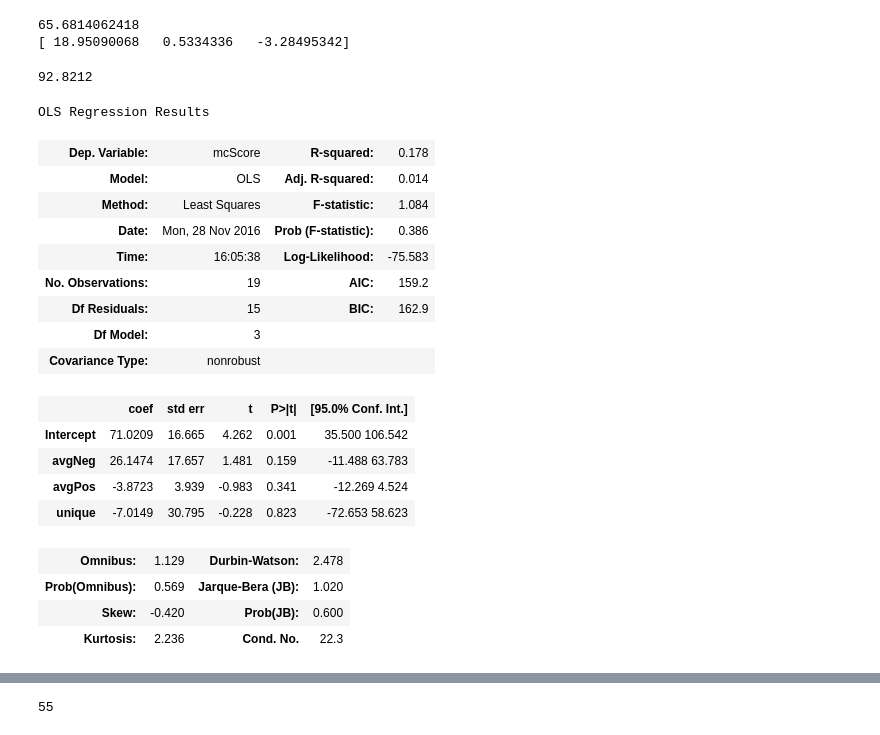
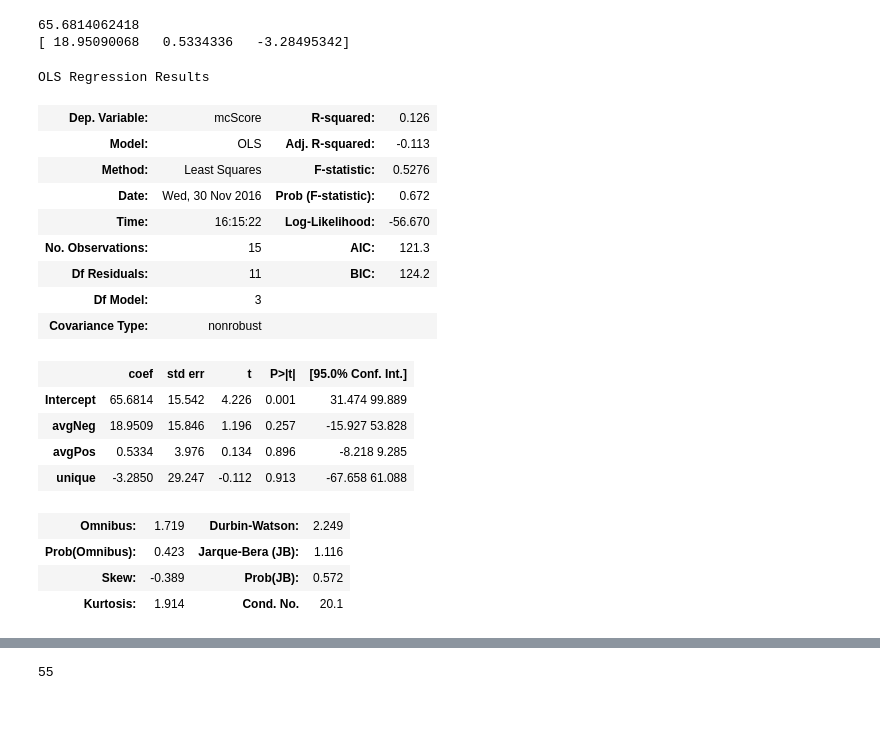
Before and after one commit to amspies/cse408, a Jupyter notebook: P3/Code/Model_Building_Notebook.ipynb, the cells around one changed output, grey strips where cells are left out. Saved outputs shown, nothing was run; the diff lists cells and outputs as text; code cells hidden in the pictures.

```diff
--- a/P3/Code/Model_Building_Notebook.ipynb
+++ b/P3/Code/Model_Building_Notebook.ipynb
@@ -131,34 +131,30 @@ print lm.coef_
 # %% [output]
 65.6814062418
 [ 18.95090068   0.5334336   -3.28495342]
-# %%
-54.30120+11.944*1+26.576
-# %% [output]
-92.8212
 # %%
 import statsmodels.formula.api as smf
-lm = smf.ols(formula='mcScore ~ avgNeg + avgPos + unique', data=dataDF).fit()
+lm = smf.ols(formula='mcScore ~ avgNeg + avgPos + unique', data=trainData).fit()
 lm.summary()
 # %% [output]
 OLS Regression Results
-| Dep. Variable: | mcScore | R-squared: | 0.178 |
-| Model: | OLS | Adj. R-squared: | 0.014 |
-| Method: | Least Squares | F-statistic: | 1.084 |
-| Date: | Mon, 28 Nov 2016 | Prob (F-statistic): | 0.386 |
-| Time: | 16:05:38 | Log-Likelihood: | -75.583 |
-| No. Observations: | 19 | AIC: | 159.2 |
-| Df Residuals: | 15 | BIC: | 162.9 |
+| Dep. Variable: | mcScore | R-squared: | 0.126 |
+| Model: | OLS | Adj. R-squared: | -0.113 |
+| Method: | Least Squares | F-statistic: | 0.5276 |
+| Date: | Wed, 30 Nov 2016 | Prob (F-statistic): | 0.672 |
+| Time: | 16:15:22 | Log-Likelihood: | -56.670 |
+| No. Observations: | 15 | AIC: | 121.3 |
+| Df Residuals: | 11 | BIC: | 124.2 |
 | Df Model: | 3 |  |  |
 | Covariance Type: | nonrobust |  |  |
 |  | coef | std err | t | P>|t| | [95.0% Conf. Int.] |
-| Intercept | 71.0209 | 16.665 | 4.262 | 0.001 | 35.500 106.542 |
-| avgNeg | 26.1474 | 17.657 | 1.481 | 0.159 | -11.488 63.783 |
-| avgPos | -3.8723 | 3.939 | -0.983 | 0.341 | -12.269 4.524 |
-| unique | -7.0149 | 30.795 | -0.228 | 0.823 | -72.653 58.623 |
+| Intercept | 65.6814 | 15.542 | 4.226 | 0.001 | 31.474 99.889 |
+| avgNeg | 18.9509 | 15.846 | 1.196 | 0.257 | -15.927 53.828 |
+| avgPos | 0.5334 | 3.976 | 0.134 | 0.896 | -8.218 9.285 |
+| unique | -3.2850 | 29.247 | -0.112 | 0.913 | -67.658 61.088 |
-| Omnibus: | 1.129 | Durbin-Watson: | 2.478 |
-| Prob(Omnibus): | 0.569 | Jarque-Bera (JB): | 1.020 |
-| Skew: | -0.420 | Prob(JB): | 0.600 |
-| Kurtosis: | 2.236 | Cond. No. | 22.3 |
+| Omnibus: | 1.719 | Durbin-Watson: | 2.249 |
+| Prob(Omnibus): | 0.423 | Jarque-Bera (JB): | 1.116 |
+| Skew: | -0.389 | Prob(JB): | 0.572 |
+| Kurtosis: | 1.914 | Cond. No. | 20.1 |
 # %%
 import matplotlib.pyplot as plt
 %matplotlib notebook
```
Also changed, not shown: parts of 8 cells of this notebook, 4 other files.
